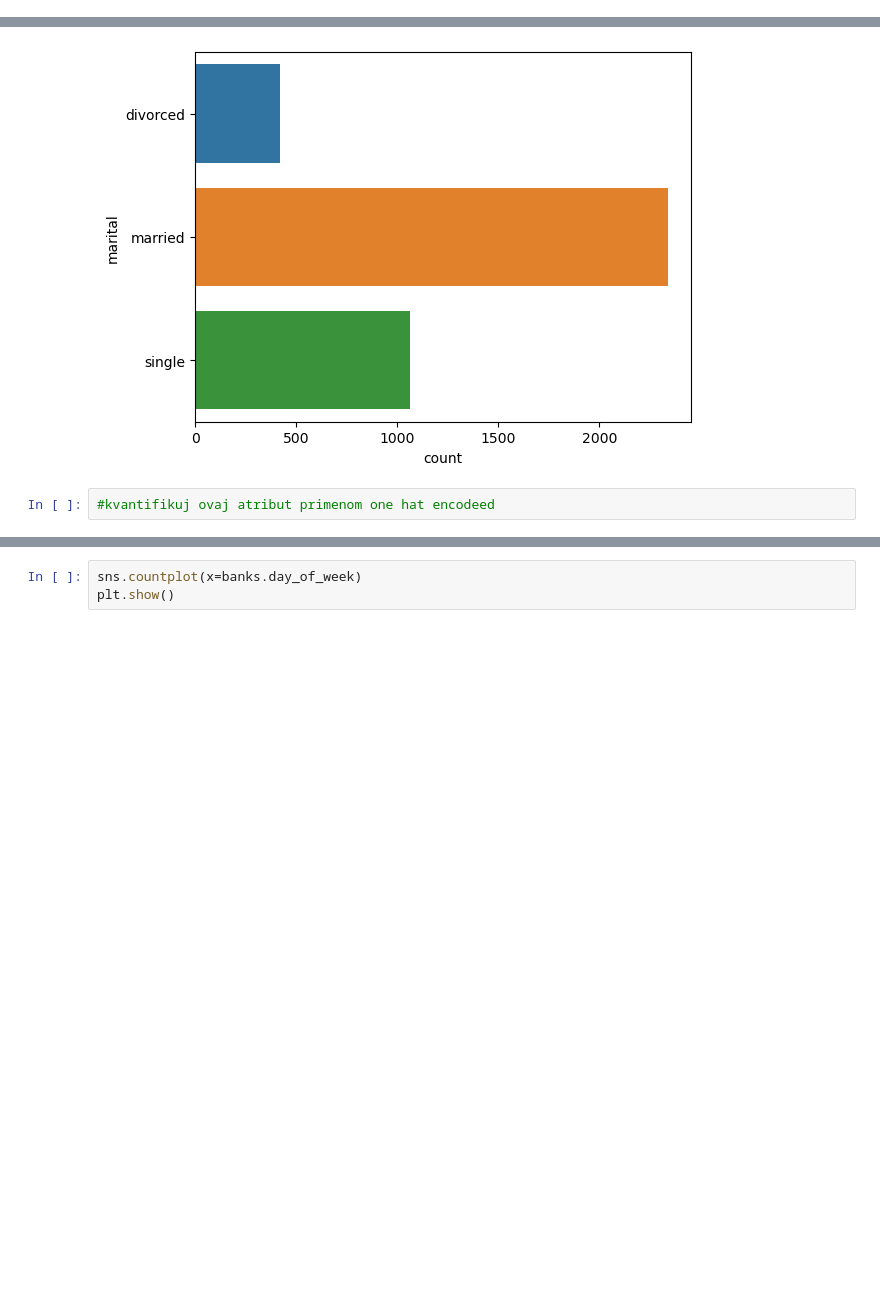
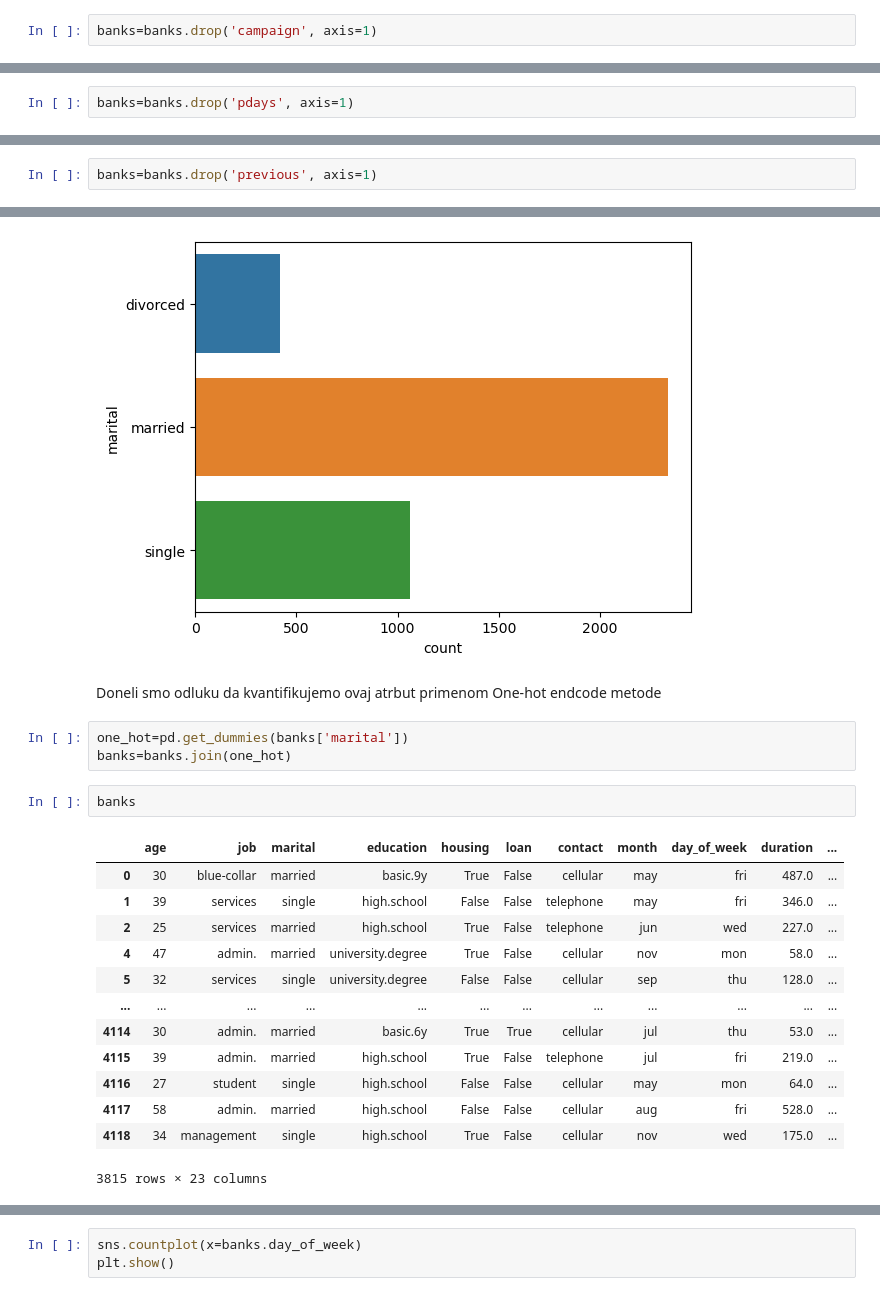
Before and after one commit to NemanjaGojkovic/Kori-enje-klasifikacije-i-klasterovanja-u-sistemu-banke, a Jupyter notebook: Analiza podataka (2. domaci).ipynb, the cells around one changed output, grey strips where cells are left out. Drawn from its saved outputs; the diff is of its cells as text; blank space fills up the shorter version.

```diff
--- a/Analiza podataka (2. domaci).ipynb
+++ b/Analiza podataka (2. domaci).ipynb
@@ -353,4 +351,6 @@ Name: campaign_disc, Length: 3819, dtype: category
 Categories (3, object): ['rare' < 'occasionally' < 'often']
+# %%
+banks=banks.drop('campaign', axis=1)
 # %%
 banks['pdays'].plot(kind='box')
 plt.show()
@@ -396,3 +396,5 @@ banks.head()
+# %%
+banks=banks.drop('pdays', axis=1)
 # %%
 banks['previous'].plot(kind='box')
 plt.show()
@@ -419,6 +420,8 @@ Name: previous, dtype: int64
 Ova promenljiva, kao ni prethodne, ne daje puno informacija u kontinualnom obliku pa ćemo je diskretizovati i smestiti u promenljivu `previous_disc`.
 # %%
 banks['previous_disc']=pd.cut(x=banks['previous'], bins=[0,2,5,'Inf'], labels=['low', 'medium', 'high'])
+# %%
+banks=banks.drop('previous', axis=1)
 # %%
 banks.age.plot(kind='box')
 plt.show()
@@ -587,5 +588,24 @@ sns.countplot(y=banks.marital)
 plt.show()
 # %% [output]
 [figure]
-# %%
-#kvantifikuj ovaj atribut primenom one hat encodeed
+# %% [markdown]
+Doneli smo odluku da kvantifikujemo ovaj atrbut primenom One-hot endcode metode
+# %%
+one_hot=pd.get_dummies(banks['marital'])
+banks=banks.join(one_hot)
+# %%
+banks
+# %% [output]
+|  | age | job | marital | education | housing | loan | contact | month | day_of_week | duration | ... |
+| 0 | 30 | blue-collar | married | basic.9y | True | False | cellular | may | fri | 487.0 | ... |
+| 1 | 39 | services | single | high.school | False | False | telephone | may | fri | 346.0 | ... |
+| 2 | 25 | services | married | high.school | True | False | telephone | jun | wed | 227.0 | ... |
+| 4 | 47 | admin. | married | university.degree | True | False | cellular | nov | mon | 58.0 | ... |
+| 5 | 32 | services | single | university.degree | False | False | cellular | sep | thu | 128.0 | ... |
+| ... | ... | ... | ... | ... | ... | ... | ... | ... | ... | ... | ... |
+| 4114 | 30 | admin. | married | basic.6y | True | True | cellular | jul | thu | 53.0 | ... |
+| 4115 | 39 | admin. | married | high.school | True | False | telephone | jul | fri | 219.0 | ... |
+| 4116 | 27 | student | single | high.school | False | False | cellular | may | mon | 64.0 | ... |
+| 4117 | 58 | admin. | married | high.school | False | False | cellular | aug | fri | 528.0 | ... |
+| 4118 | 34 | management | single | high.school | True | False | cellular | nov | wed | 175.0 | ... |
+3815 rows × 23 columns
```
Also changed, not shown: parts of 26 cells of this notebook, 1 other file.
